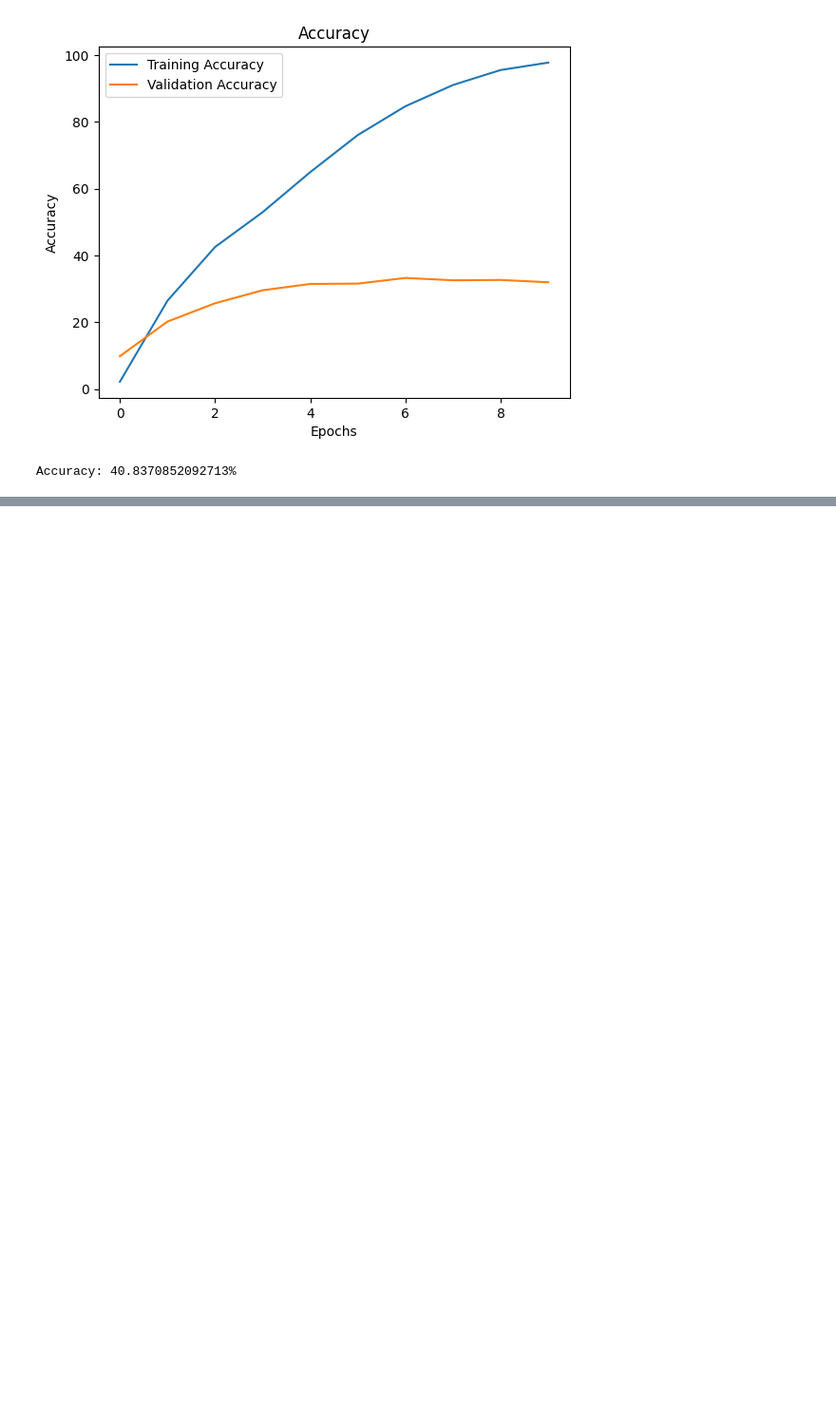
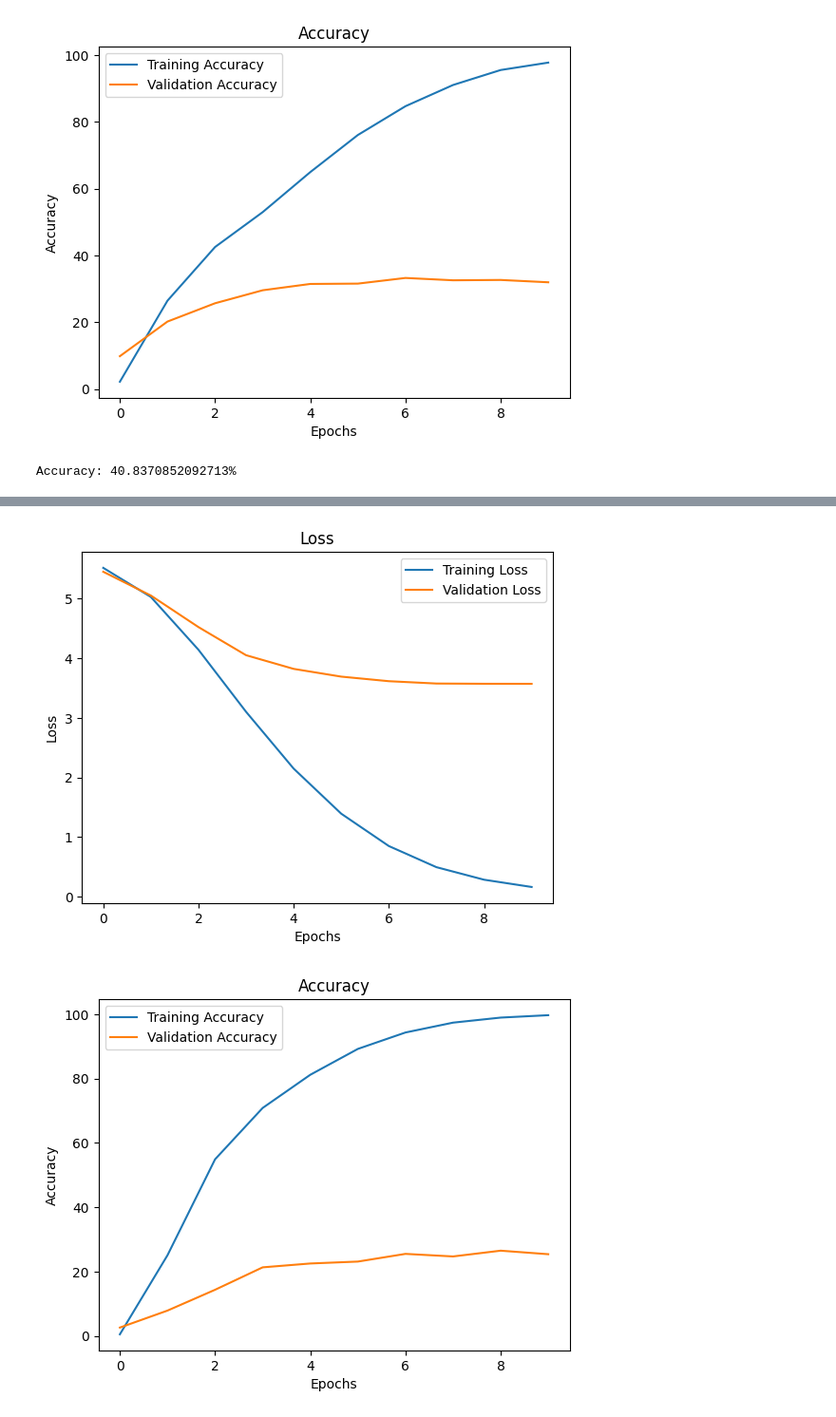
Before and after one commit to Adri261/progettoVIPM, a Jupyter notebook: Transfer_Learning/transfer-learning-with-resnet50.ipynb, the cells around one changed output, grey strips where cells are left out. Shown at 95% size. Cells and saved outputs as stored; diff of their text form; code cells hidden in the pictures; blank space fills up the shorter version.

Commit message:
Risultati evalutaion sui modelli scelti

```diff
--- a/Transfer_Learning/transfer-learning-with-resnet50.ipynb
+++ b/Transfer_Learning/transfer-learning-with-resnet50.ipynb
@@ -278,3 +278,10 @@ cm = confusion_matrix(all_labels, all_preds)
 
 np.save('./Transfer_Learning/model_metrics/cmResNet50PreTrained10Epochs.npy',cm)
 torch.save(model, "finetunedResNet50.pth")
+# %%
+model = models.resnet50(weights=models.ResNet50_Weights.DEFAULT)
+num_classes = 251
+model.fc = nn.Linear(model.fc.in_features, num_classes)
+device = torch.device('cuda' if torch.cuda.is_available() else 'cpu')
+print(device)
+model.to(device)
@@ -280,0 +399,32 @@ torch.save(model, "finetunedResNet50.pth")
+# %%
+def plot_loss(train_loss,val_loss):
+    fig, ax = plt.subplots()
+
+
+    ax.set_xlabel('Epochs')
+    ax.set_ylabel('Loss')
+    ax.set_title('Loss')
+    ax.plot(train_loss, label='Training Loss')
+    ax.plot(val_loss, label='Validation Loss')
+    ax.legend()
+
+    plt.show()
+
+def plot_accuracy(train_acc,val_acc):
+    fig, ax = plt.subplots()
+
+
+    ax.set_xlabel('Epochs')
+    ax.set_ylabel('Accuracy')
+    ax.set_title('Accuracy')
+    ax.plot(train_acc, label='Training Accuracy')
+    ax.plot(val_acc, label='Validation Accuracy')
+    ax.legend()
+
+    plt.show()
+
+plot_loss(train_loss,val_loss)
+plot_accuracy(train_acc,val_acc)
+# %% [output]
+[figure, added]
+[figure, added]
```
Also changed, not shown: parts of 2 cells of this notebook, 6 other files.
